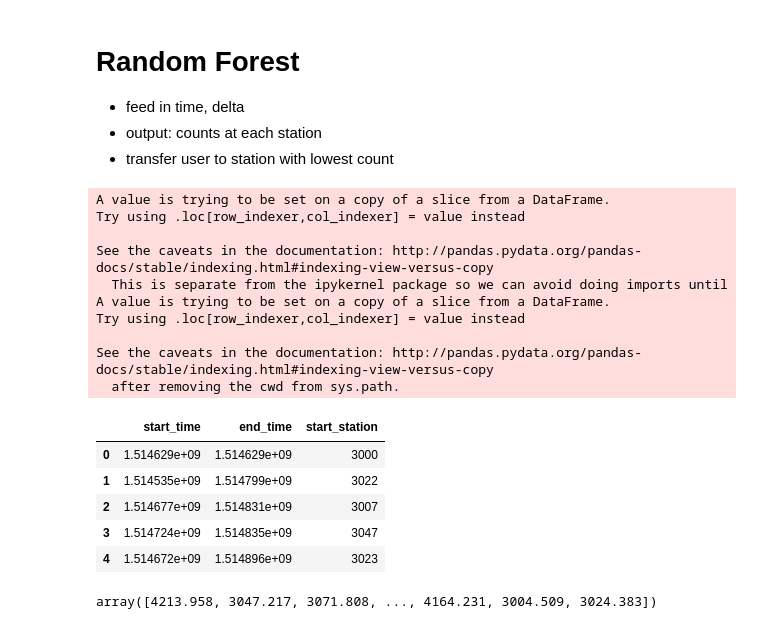
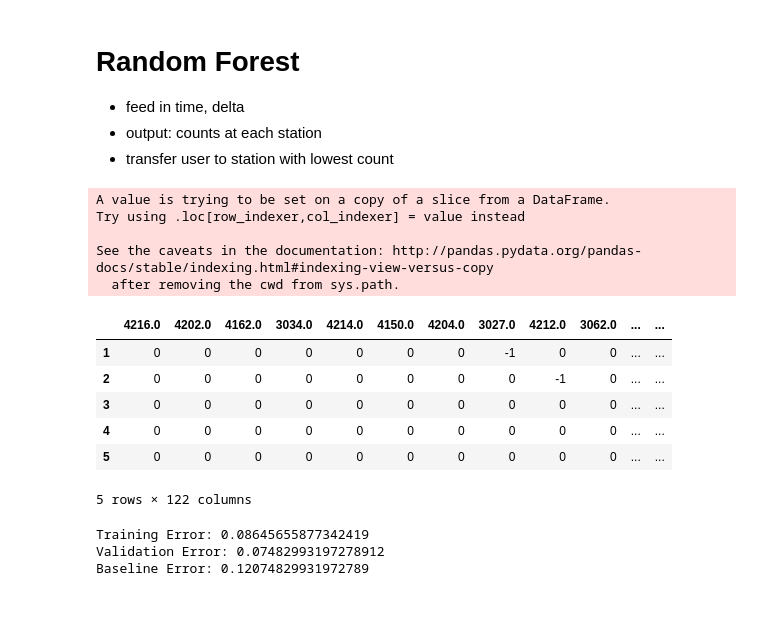
Before and after one commit to charlesyu108/cs5152-bike-share, a Jupyter notebook: sim/bike_station_load_predictor.ipynb, the cells around one changed output. Saved outputs shown, nothing was run; the diff lists cells and outputs as text; code cells hidden in the pictures.

Commit message:
Train random forest model

```diff
--- a/sim/bike_station_load_predictor.ipynb
+++ b/sim/bike_station_load_predictor.ipynb
@@ -208,13 +208,11 @@ df = pd.read_csv('delta.csv')
 df = df.drop(['Unnamed: 0', 'Unnamed: 0.1'], axis=1)
 stations = df.drop(['time'], axis=1)
 stations = stations.idxmin(axis=1)
-stations = stations.drop(stations.tail(1).index)
-stations = stations.drop(stations.head(1).index)
+stations = stations.drop(stations.tail(0).index)
+stations = stations.drop(stations.head(0).index)
 
-print(stations.shape)
 df = df.drop(stations.tail(1).index)
 df = df.drop(stations.head(1).index)
-print(df.shape)
-# df = pd.concat([df, stations], axis=1)
-# df
+df['label'] = stations
+df
 # %% [output]
@@ -255,27 +269,22 @@ def create_rand_forest(X_train, y_train):
 
     return rfr
 # %%
-x_cols = ['start_time', 'end_time', 'start_station']
+x_cols = list(df.columns)
+del x_cols[-1]
 x = df[x_cols]
-x['start_time'] = df['start_time'].apply(convert_to_seconds)
-x['end_time'] = df['end_time'].apply(convert_to_seconds)
-
+x['time'] = df['time'].apply(convert_to_seconds)
 x.head()
 # %% [output]
-A value is trying to be set on a copy of a slice from a DataFrame.
-Try using .loc[row_indexer,col_indexer] = value instead
-
-See the caveats in the documentation: http://pandas.pydata.org/pandas-docs/stable/indexing.html#indexing-view-versus-copy
-  This is separate from the ipykernel package so we can avoid doing imports until
 A value is trying to be set on a copy of a slice from a DataFrame.
 Try using .loc[row_indexer,col_indexer] = value instead
 
 See the caveats in the documentation: http://pandas.pydata.org/pandas-docs/stable/indexing.html#indexing-view-versus-copy
   after removing the cwd from sys.path.
-|  | start_time | end_time | start_station |
-| 0 | 1.514629e+09 | 1.514629e+09 | 3000 |
-| 1 | 1.514535e+09 | 1.514799e+09 | 3022 |
-| 2 | 1.514677e+09 | 1.514831e+09 | 3007 |
-| 3 | 1.514724e+09 | 1.514835e+09 | 3047 |
-| 4 | 1.514672e+09 | 1.514896e+09 | 3023 |
+|  | 4216.0 | 4202.0 | 4162.0 | 3034.0 | 4214.0 | 4150.0 | 4204.0 | 3027.0 | 4212.0 | 3062.0 | ... | ... |
+| 1 | 0 | 0 | 0 | 0 | 0 | 0 | 0 | -1 | 0 | 0 | ... | ... |
+| 2 | 0 | 0 | 0 | 0 | 0 | 0 | 0 | 0 | -1 | 0 | ... | ... |
+| 3 | 0 | 0 | 0 | 0 | 0 | 0 | 0 | 0 | 0 | 0 | ... | ... |
+| 4 | 0 | 0 | 0 | 0 | 0 | 0 | 0 | 0 | 0 | 0 | ... | ... |
+| 5 | 0 | 0 | 0 | 0 | 0 | 0 | 0 | 0 | 0 | 0 | ... | ... |
+5 rows × 122 columns
 # %%
@@ -286,22 +295,24 @@ rfr = create_rand_forest(x_train, y_train)
 # %%
 # Get predictions
 train_pred = rfr.predict(x_train)
-# val_pred = rfr.predict(x_val)
+val_pred = rfr.predict(x_val)
 # n, d = x_val.shape
 # data = np.random.rand(n, 1)
 # f = lambda x: 1 if x > 0.5 else -1
-# base_pred = np.array(list(map(f, data)))
+base_pred = np.array([4216 for _ in range(val_pred.shape[0])])
 
 # calculate error
 
-# train_err = (y_train - train_pred)
-# val_err = (y_val - val_pred)
-# base_err = (base_pred - val_pred)
+train_err = np.asarray(y_train, dtype=float) - np.asarray(train_pred, dtype=float)
+val_err = np.asarray(y_val, dtype=float) - np.asarray(val_pred, dtype=float)
+base_err = (base_pred - val_pred)
 
-# print('Training Error:', np.count_nonzero(train_err)/len(train_err))
-# print('Validation Error:', np.count_nonzero(val_err)/len(val_err))
-# print('Baseline Error:', np.count_nonzero(base_err)/len(base_err))
+print('Training Error:', np.count_nonzero(train_err)/len(train_err))
+print('Validation Error:', np.count_nonzero(val_err)/len(val_err))
+print('Baseline Error:', np.count_nonzero(base_err)/len(base_err))
 
-train_pred
+# train_err
 # %% [output]
-array([4213.958, 3047.217, 3071.808, ..., 4164.231, 3004.509, 3024.383])
+Training Error: 0.08645655877342419
+Validation Error: 0.07482993197278912
+Baseline Error: 0.12074829931972789
```
Also changed, not shown: parts of 2 cells of this notebook.
